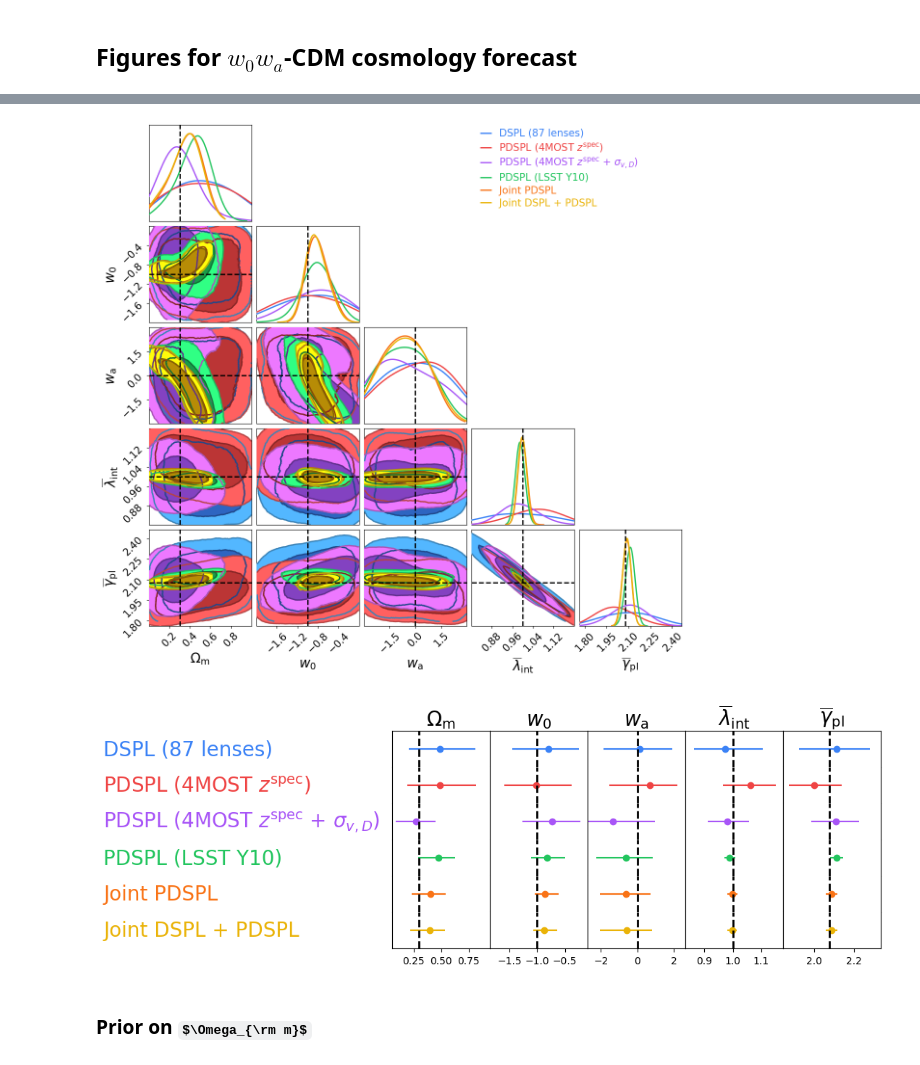
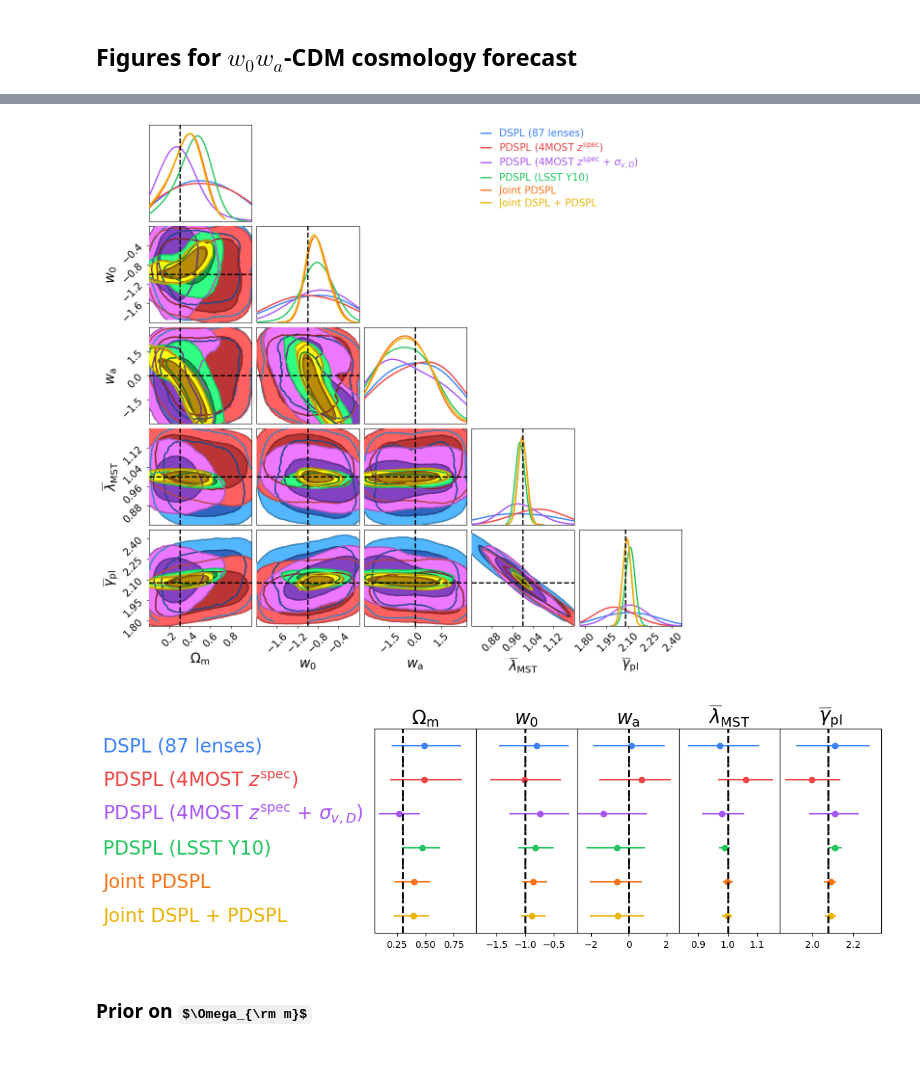
Before and after one commit to timedilatesme/pdspl-analysis, a Jupyter notebook: notebooks/forecast_figures.ipynb, the cells around one changed output, grey strips where cells are left out. Drawn from its saved outputs; the diff is of its cells as text; code cells hidden in the pictures; some formulas as TeX source.

Commit message:
paper draft v1 figures

```diff
--- a/notebooks/forecast_figures.ipynb
+++ b/notebooks/forecast_figures.ipynb
@@ -37,18 +37,21 @@ forecast_samples = {
         "color": "green",
         "wCDM": {},
         "w0waCDM":{},
+        "num_pairs": 106198,
     },
     "lsst_4most_spec-z": {
         "name": "PDSPL (4MOST $z^{\\rm spec}$)",
         "color": "red",
         "wCDM": {},
         "w0waCDM":{},
+        "num_pairs": 3684,
     },
     "lsst_4most_spec-z_sigma_v": {
         "name": "PDSPL (4MOST $z^{\\rm spec}$ + $\\sigma_{v, D}$)",
         "color": "purple",
         "wCDM": {},
         "w0waCDM":{},
+        "num_pairs": 1789,
     },
     "joint_PDSPL_only": {
         "name": "Joint PDSPL",
@@ -80,7 +83,7 @@ columns=[
             '$\\Omega_{\\rm m}$',
             '$w_0$',
             '$w_{\\rm a}$',
-            '$\\overline{\\lambda}_{\\rm int}$',
+            '$\\overline{\\lambda}_{\\rm MST}$',
             '$\\overline{\\gamma}_{\\rm pl}$',
             # '$\\sigma(\\gamma_{\\rm pl, global})$'
             ]
@@ -118,7 +121,7 @@ c.add_truth(
         r"$\Omega_{\rm m}$": 0.3,
         r"$w_0$": -1,
         r"$w_{\rm a}$": 0,
-        r"$\overline{\lambda}_{\rm int}$": 1.0,
+        r"$\overline{\lambda}_{\rm MST}$": 1.0,
         r"$\overline{\gamma}_{\rm pl}$": 2.078,
         # r"$\sigma(\gamma_{\rm pl, global})$": gamma_pl_sigma,
     }, line_width=2)
@@ -128,7 +131,7 @@ extents = {
                 r"$\Omega_{\rm m}$": [0.1, 0.5],
                 r"$w_0$": [-2, 0],
                 r"$w_{\rm a}$": [-3, 3],
-                r"$\overline{\lambda}_{\rm int}$": [0.8, 1.2],
+                r"$\overline{\lambda}_{\rm MST}$": [0.8, 1.2],
                 r"$\overline{\gamma}_{\rm pl}$": [1.5, 2.5],
                 # r"$\sigma(\gamma_{\rm pl, global})$": [0.0, 0.32],
             }
@@ -166,15 +169,15 @@ print(latex_table)
                 \hline
                 DSPL (87 lenses) & $0.49^{+0.32}_{-0.28}$ & $-0.79^{+0.55}_{-0.66}$ & $0.1^{+1.8}_{-2.0}$ & $0.97^{+0.13}_{-0.11}$ & $2.11^{+0.17}_{-0.19}$ \\
                 PDSPL (4MOST $z^{\rm spec}$) & $0.49^{+0.33}_{-0.30}$ & $-1.01^{+0.64}_{-0.59}$ & $0.7^{+1.5}_{-2.2}$ & $1.062^{+0.091}_{-0.096}$ & $2.00^{+0.14}_{-0.13}$ \\
                 PDSPL (4MOST $z^{\rm spec}$ + $\sigma_{v, D}$) & $0.27\pm 0.18$ & $-0.73^{+0.51}_{-0.53}$ & $-1.3^{+2.3}_{-1.4}$ & $0.980^{+0.077}_{-0.067}$ & $2.11\pm 0.12$ \\
                 PDSPL (LSST Y10) & $0.47^{+0.15}_{-0.18}$ & $-0.82^{+0.32}_{-0.30}$ & $-0.6^{+1.5}_{-1.6}$ & $0.989^{+0.019}_{-0.018}$ & $2.112^{+0.032}_{-0.034}$ \\
                 Joint PDSPL & $0.40^{+0.14}_{-0.17}$ & $-0.86^{+0.24}_{-0.19}$ & $-0.6^{+1.3}_{-1.5}$ & $0.998^{+0.019}_{-0.017}$ & $2.089^{+0.029}_{-0.031}$ \\
                 Joint DSPL + PDSPL & $0.40^{+0.14}_{-0.18}$ & $-0.88^{+0.24}_{-0.19}$ & $-0.6^{+1.4}_{-1.5}$ & $0.998\pm 0.017$ & $2.089\pm 0.029$ \\
                 \hline
     \end{tabular}
 \end{table}
-[figure, old version]
+[figure, new version]
-[figure, old version]
+[figure, new version]
 # %% [markdown]
 ### Prior on $\Omega_{\rm m}$
 # %%
```
Also changed, not shown: parts of 6 cells of this notebook, 9 other files.
